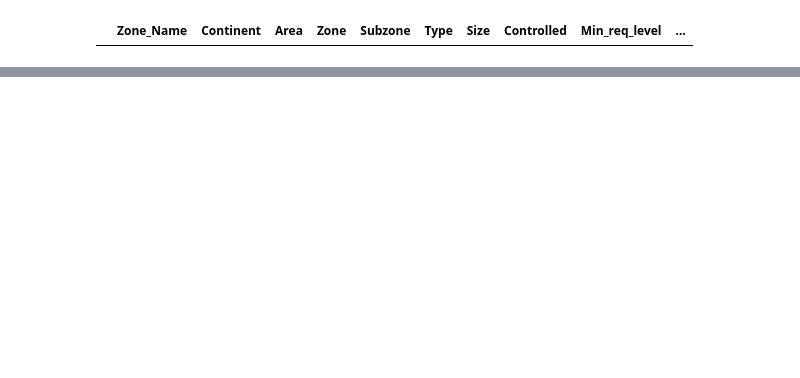
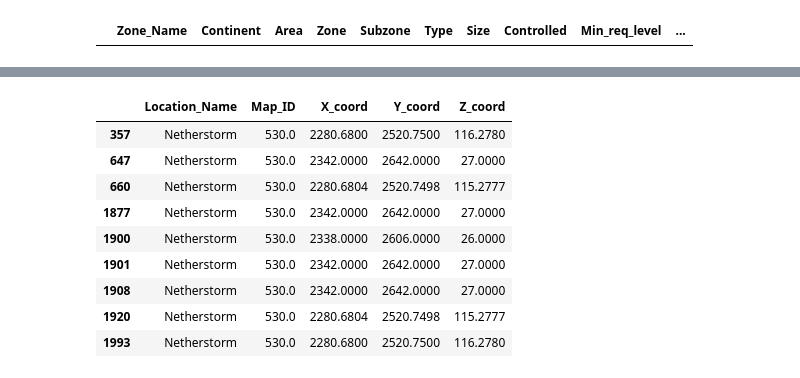
Before and after one commit to SSANGMAN/WoW-Network-Analysis, a Jupyter notebook: ipynb/Game_Network_Analysis_1_EDA.ipynb, the cells around one changed output, grey strips where cells are left out. Saved outputs shown, nothing was run; the diff lists cells and outputs as text; code cells hidden in the pictures; blank space fills up the shorter version.

```diff
--- a/ipynb/Game_Network_Analysis_EDA.ipynb
+++ b/ipynb/Game_Network_Analysis_1_EDA.ipynb
@@ -542,0 +588,13 @@ zones.loc[(zones['Size'].isna()) & (zones['Type'] == 'Dungeon')].head()
+# %%
+location_coord.loc[location_coord['Location_Name'] == 'Netherstorm']
+# %% [output]
+|  | Location_Name | Map_ID | X_coord | Y_coord | Z_coord |
+| 357 | Netherstorm | 530.0 | 2280.6800 | 2520.7500 | 116.2780 |
+| 647 | Netherstorm | 530.0 | 2342.0000 | 2642.0000 | 27.0000 |
+| 660 | Netherstorm | 530.0 | 2280.6804 | 2520.7498 | 115.2777 |
+| 1877 | Netherstorm | 530.0 | 2342.0000 | 2642.0000 | 27.0000 |
+| 1900 | Netherstorm | 530.0 | 2338.0000 | 2606.0000 | 26.0000 |
+| 1901 | Netherstorm | 530.0 | 2342.0000 | 2642.0000 | 27.0000 |
+| 1908 | Netherstorm | 530.0 | 2342.0000 | 2642.0000 | 27.0000 |
+| 1920 | Netherstorm | 530.0 | 2280.6804 | 2520.7498 | 115.2777 |
+| 1993 | Netherstorm | 530.0 | 2280.6800 | 2520.7500 | 116.2780 |
```
Also changed, not shown: parts of 10 cells of this notebook, 1 other file.
